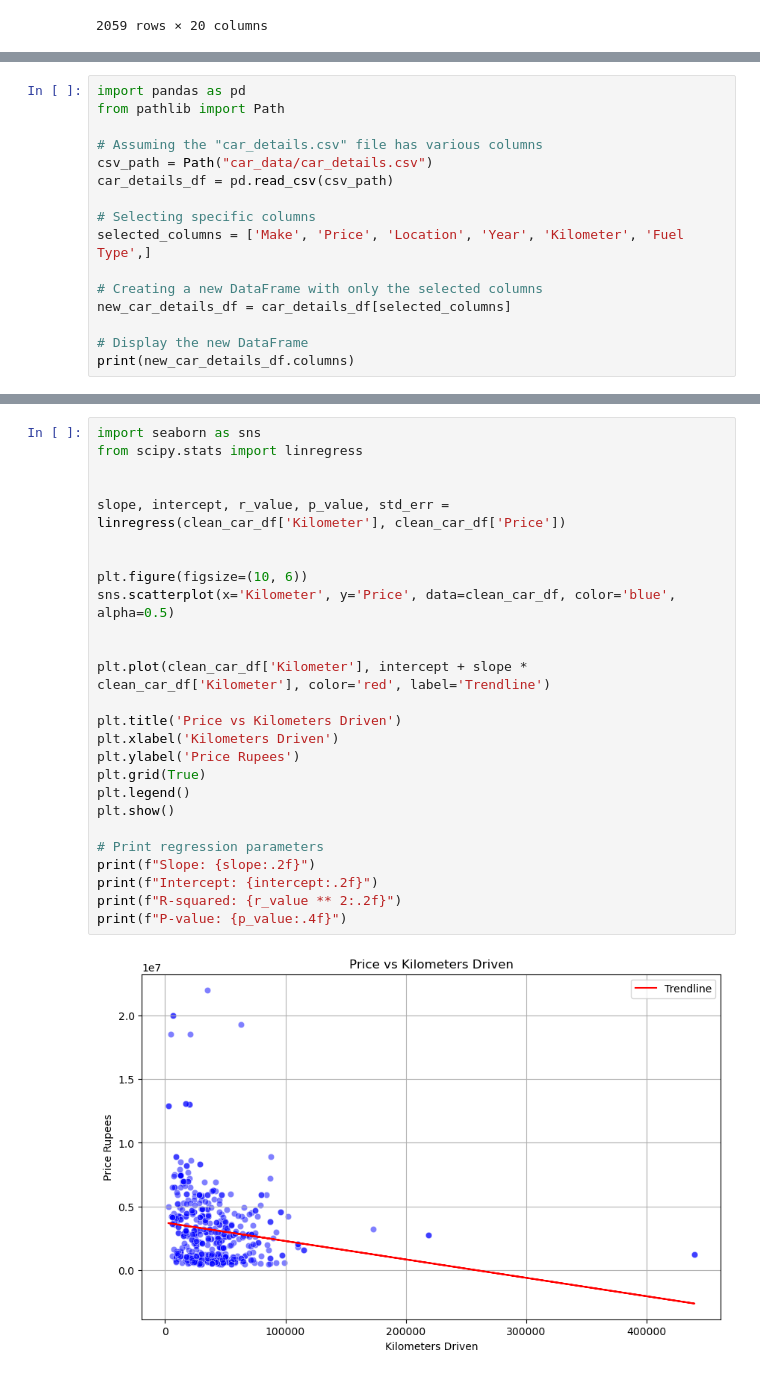
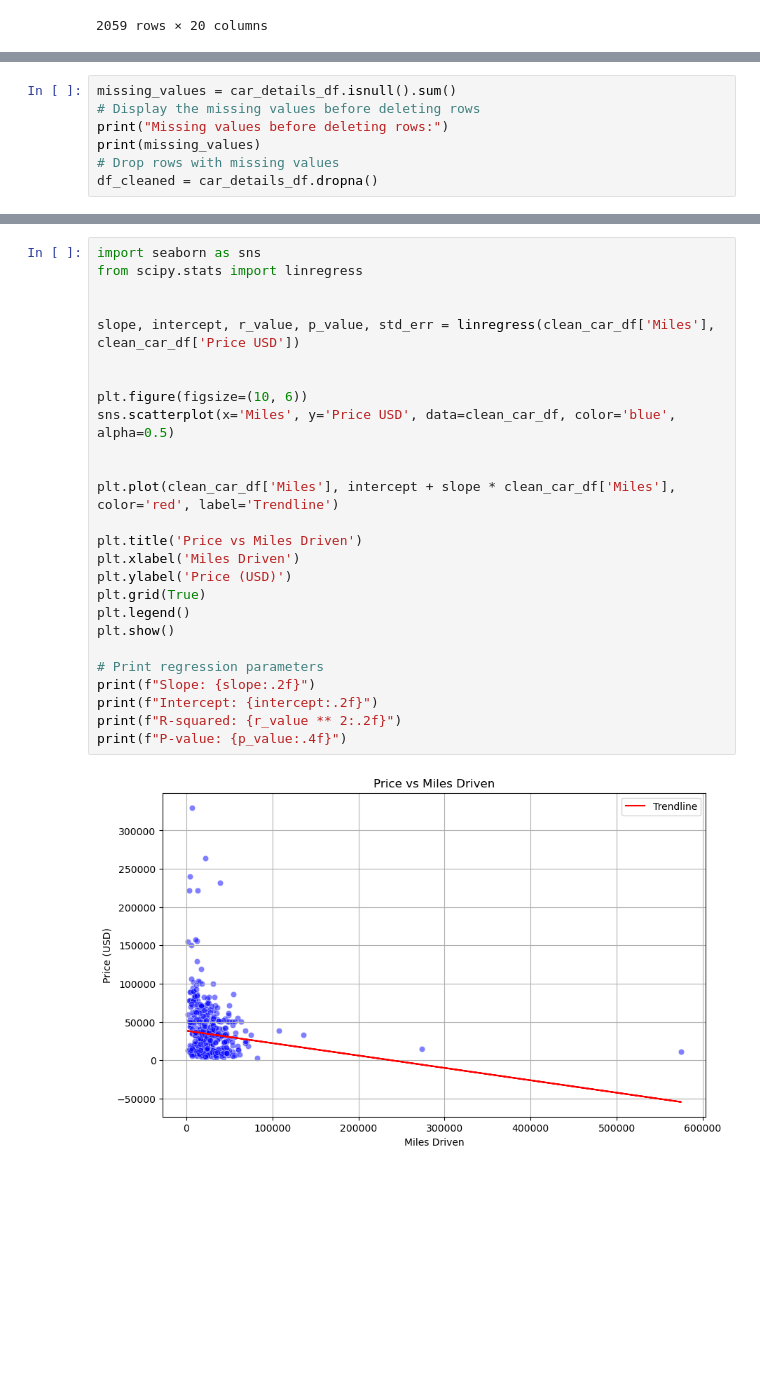
Before and after one commit to benfish426/project_1, a Jupyter notebook: Vehicle Value Analysis2.ipynb, the cells around one changed output, grey strips where cells are left out. Cells and saved outputs as stored; diff of their text form; blank space fills up the shorter version.

```diff
--- a/Vehicle Value Analysis2.ipynb
+++ b/Vehicle Value Analysis2.ipynb
@@ -55,19 +98,3 @@ Height                1995
 Seating Capacity      1995
 Fuel Tank Capacity    1946
 dtype: int64
-# %%
-import pandas as pd
-from pathlib import Path
-
-# Assuming the "car_details.csv" file has various columns
-csv_path = Path("car_data/car_details.csv")
-car_details_df = pd.read_csv(csv_path)
-
-# Selecting specific columns
-selected_columns = ['Make', 'Price', 'Location', 'Year', 'Kilometer', 'Fuel Type',]
-
-# Creating a new DataFrame with only the selected columns
-new_car_details_df = car_details_df[selected_columns]
-
-# Display the new DataFrame
-print(new_car_details_df.columns)
@@ -184,0 +101,7 @@ dtype: int64
+# %%
+missing_values = car_details_df.isnull().sum()
+# Display the missing values before deleting rows
+print("Missing values before deleting rows:")
+print(missing_values)
+# Drop rows with missing values
+df_cleaned = car_details_df.dropna()
@@ -435,28 +396,28 @@ plt.show()
 # %%
 import seaborn as sns
 from scipy.stats import linregress
 
 
-slope, intercept, r_value, p_value, std_err = linregress(clean_car_df['Kilometer'], clean_car_df['Price'])
+slope, intercept, r_value, p_value, std_err = linregress(clean_car_df['Miles'], clean_car_df['Price USD'])
 
 
 plt.figure(figsize=(10, 6))
-sns.scatterplot(x='Kilometer', y='Price', data=clean_car_df, color='blue', alpha=0.5)
+sns.scatterplot(x='Miles', y='Price USD', data=clean_car_df, color='blue', alpha=0.5)
 
 
-plt.plot(clean_car_df['Kilometer'], intercept + slope * clean_car_df['Kilometer'], color='red', label='Trendline')
+plt.plot(clean_car_df['Miles'], intercept + slope * clean_car_df['Miles'], color='red', label='Trendline')
 
-plt.title('Price vs Kilometers Driven')
-plt.xlabel('Kilometers Driven')
-plt.ylabel('Price Rupees')
+plt.title('Price vs Miles Driven')
+plt.xlabel('Miles Driven')
+plt.ylabel('Price (USD)')
 plt.grid(True)
 plt.legend()
 plt.show()
 
 # Print regression parameters
 print(f"Slope: {slope:.2f}")
 print(f"Intercept: {intercept:.2f}")
 print(f"R-squared: {r_value ** 2:.2f}")
 print(f"P-value: {p_value:.4f}")
 # %% [output]
-[figure, old version]
+[figure, new version]
```
Also changed, not shown: parts of 26 cells of this notebook.
